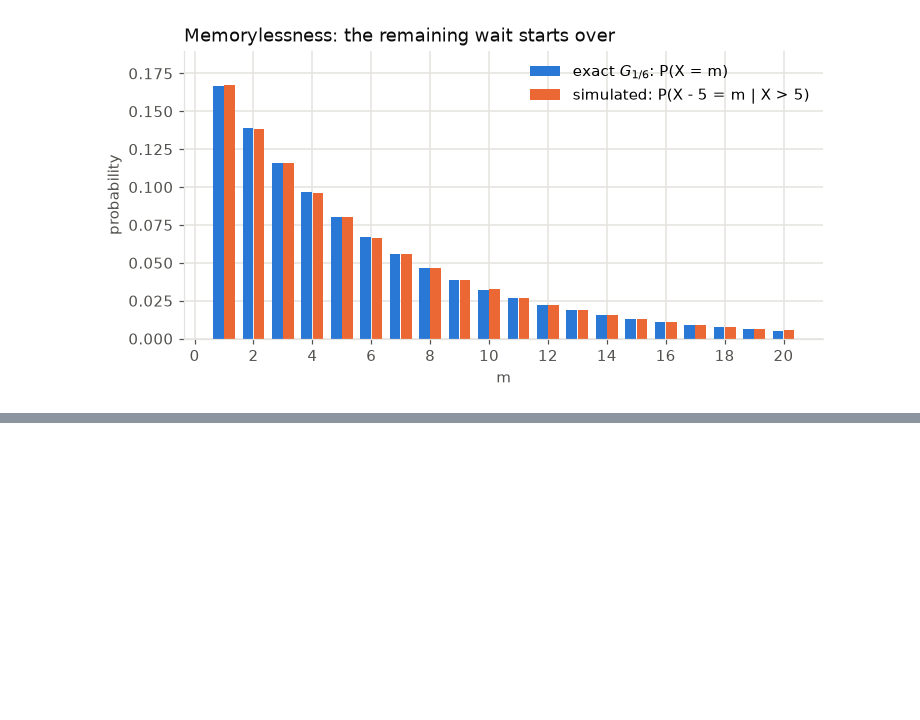
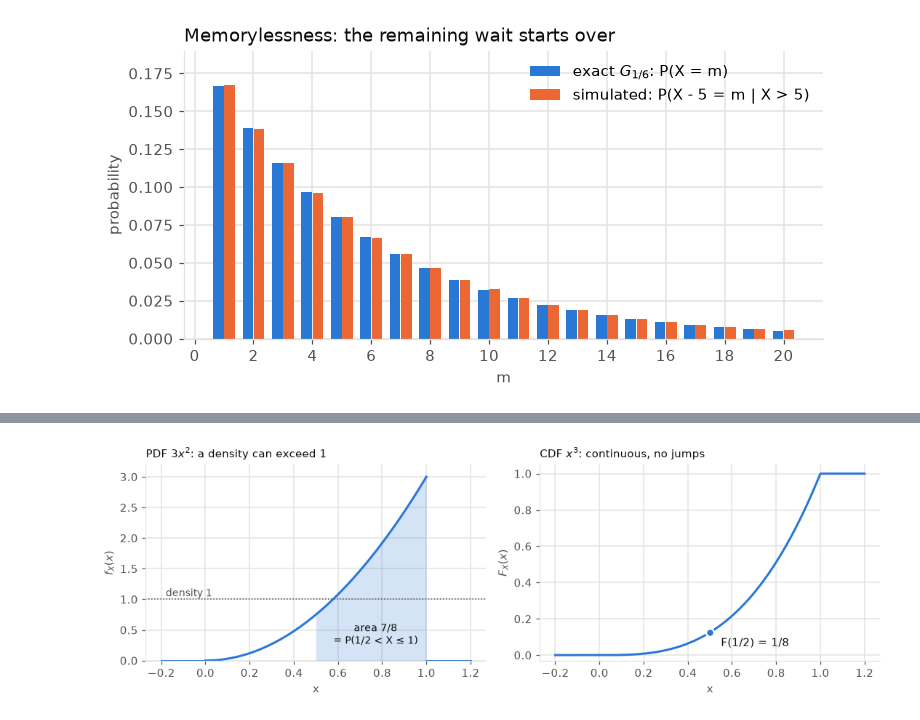
Before and after one commit to aldair-ai/probability-statistics-study-guide, a Jupyter notebook: module-01-probability-review/session-05-distribution-families/notes.ipynb, the cells around one changed output, grey strips where cells are left out. Saved outputs shown, nothing was run; the diff lists cells and outputs as text; code cells hidden in the pictures; blank space fills up the shorter version.

Commit message:
Add session 5 notes, part 2: continuous random variables and their functions

```diff
--- a/module-01-probability-review/session-05-distribution-families/notes.ipynb
+++ b/module-01-probability-review/session-05-distribution-families/notes.ipynb
@@ -614,0 +696,24 @@ P(X = n + m | X > n) = P(X = m) exactly for every n, m tried
+# %%
+xs = np.linspace(-0.2, 1.2, 600)
+Fx = np.clip(xs, 0, 1) ** 3
+inside = np.linspace(0, 1, 300)
+fig, (ax1, ax2) = plt.subplots(1, 2, figsize=(10, 3.4))
+ax1.plot(inside, 3 * inside ** 2, color=BLUE, lw=2)          # the density is 3x^2 on (0, 1]
+ax1.plot([-0.2, 0], [0, 0], color=BLUE, lw=2)                  # and 0 outside, drawn as separate pieces
+ax1.plot([1, 1.2], [0, 0], color=BLUE, lw=2)
+band = np.linspace(0.5, 1, 200)
+ax1.fill_between(band, 0, 3 * band ** 2, color=BLUE, alpha=0.2, lw=0)
+ax1.text(0.77, 0.42, "area 7/8\n= P(1/2 < X ≤ 1)", ha="center", va="center", color=INK, fontsize=9)
+ax1.axhline(1, color=MUTED, lw=1, ls=":")
+ax1.annotate("density 1", xy=(-0.18, 1.05), color=MUTED, fontsize=9)
+ax1.set(xlabel="x", ylabel="$f_X(x)$", ylim=(0, 3.2))
+ax1.set_title("PDF $3x^2$: a density can exceed 1", color=INK, loc="left", fontsize=10)
+ax2.plot(xs, Fx, color=BLUE, lw=2)
+ax2.plot([0.5], [0.125], "o", color=BLUE, ms=7, mec="white", mew=1.5)
+ax2.annotate("F(1/2) = 1/8", xy=(0.5, 0.125), xytext=(0.55, 0.05), color=INK)
+ax2.set(xlabel="x", ylabel="$F_X(x)$", ylim=(-0.03, 1.05))
+ax2.set_title("CDF $x^3$: continuous, no jumps", color=INK, loc="left", fontsize=10)
+plt.tight_layout()
+plt.show()
+# %% [output]
+[figure, added]
```
Also changed, not shown: parts of 16 cells of this notebook.
